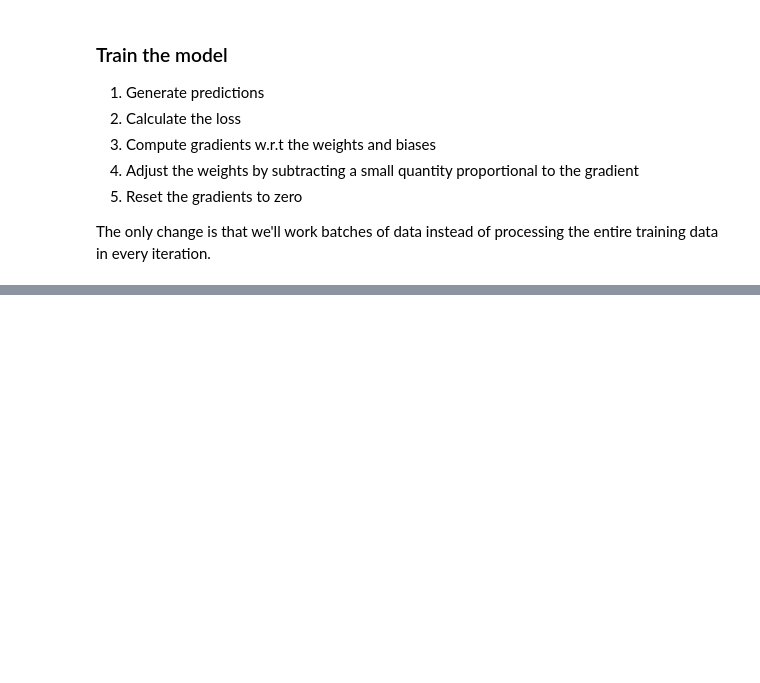
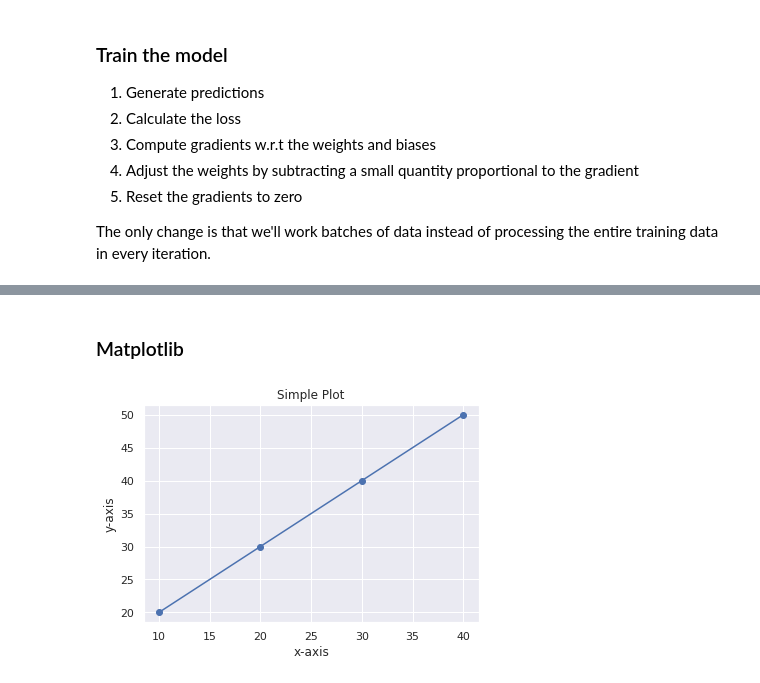
Before and after one commit to aruntakhur/NWP, a Jupyter notebook: NWP_2021.ipynb, the cells around one changed output, grey strips where cells are left out. Drawn from its saved outputs; the diff is of its cells as text; code cells hidden in the pictures; blank space fills up the shorter version.

```diff
--- a/NWP_2021.ipynb
+++ b/NWP_2021.ipynb
@@ -806,0 +807,2 @@ tensor([[55.5506, 67.6579]], grad_fn=<AddmmBackward>)
+# %% [markdown]
+### Matplotlib
@@ -806,0 +812,18 @@ tensor([[55.5506, 67.6579]], grad_fn=<AddmmBackward>)
+# %%
+# initializing the data
+x = [10, 20, 30, 40]
+y = [20, 30, 40, 50]
+
+# plotting the data
+plt.plot(x, y)
+plt.scatter(x,y)
+
+# Adding the title
+plt.title("Simple Plot")
+
+# Adding the labels
+plt.ylabel("y-axis")
+plt.xlabel("x-axis")
+plt.show()
+# %% [output]
+[figure, added]
```
Also changed, not shown: parts of 24 cells of this notebook.
